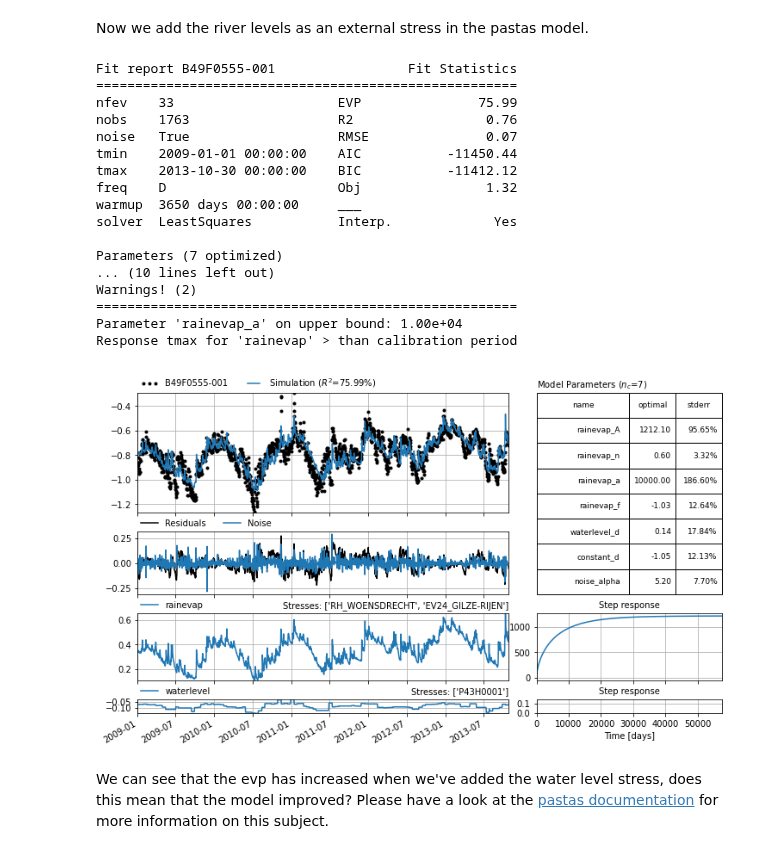
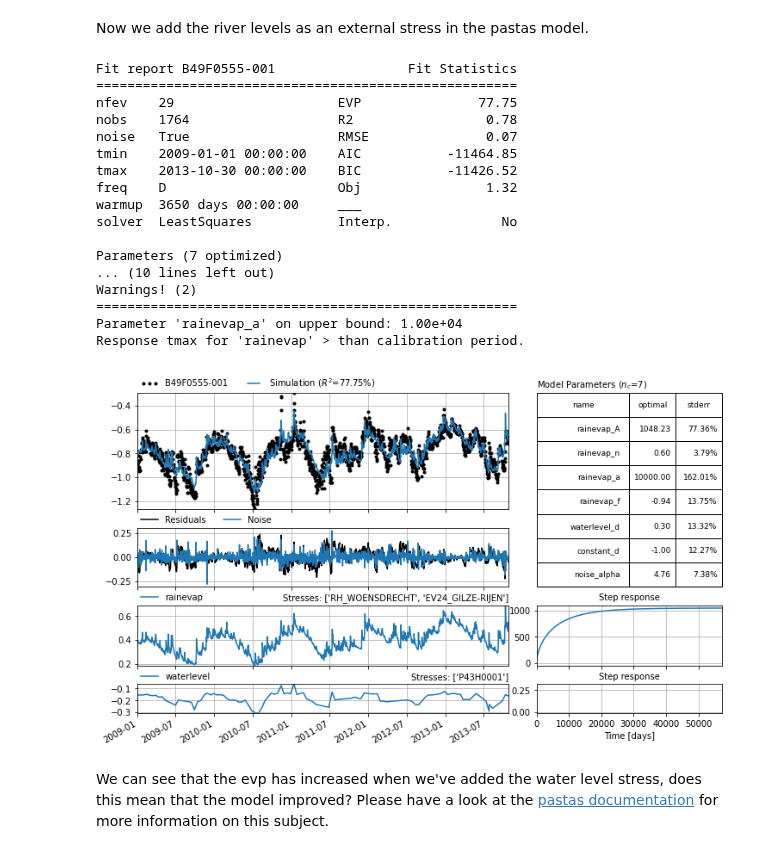
Before and after one commit to ArtesiaWater/hydropandas, a Jupyter notebook: examples/03_hydropandas_and_pastas.ipynb, the cells around one changed output. Cells and saved outputs as stored; diff of their text form; code cells hidden in the pictures.

```diff
--- a/examples/03_hydropandas_and_pastas.ipynb
+++ b/examples/03_hydropandas_and_pastas.ipynb
@@ -91,8 +91,8 @@ Now that we have groundwater observations and meteo data we can create a Pastas
 ml = ps.Model(gw_levels['stand_m_tov_nap'], name=gw_levels.name)
 
 # Add the recharge data as explanatory variable
-ts1 = ps.RechargeModel(precipitation['RH'], evaporation['EV24'], ps.Gamma, name='rainevap',
-                       recharge=ps.rch.Linear(), settings=("prec", "evap"))
+ts1 = ps.RechargeModel(precipitation['RH'].resample('D').first(), evaporation['EV24'].resample('D').first(), ps.Gamma(), name='rainevap',
+                       settings=("prec", "evap"))
 
 ml.add_stressmodel(ts1)
 
@@ -148,31 +148,31 @@ river_levels['stand_m_tov_nap'].plot(ax=ax, grid=True, label=river_levels.name,
 # %% [markdown]
 Now we add the river levels as an external stress in the pastas model.
 # %%
-w = ps.StressModel(river_levels['stand_m_tov_nap'], rfunc=ps.One,  name="waterlevel",
+w = ps.StressModel(river_levels['stand_m_tov_nap'].resample('D').first(), rfunc=ps.One(),  name="waterlevel",
                    settings="waterlevel")
 ml.add_stressmodel(w)
 ml.solve(tmin='2009')
 
 ml.plots.results(figsize=(10, 6));
 # %% [output]
 Fit report B49F0555-001                 Fit Statistics
 ======================================================
-nfev    33                     EVP               75.99
-nobs    1763                   R2                 0.76
+nfev    29                     EVP               77.75
+nobs    1764                   R2                 0.78
 noise   True                   RMSE               0.07
-tmin    2009-01-01 00:00:00    AIC           -11450.44
-tmax    2013-10-30 00:00:00    BIC           -11412.12
+tmin    2009-01-01 00:00:00    AIC           -11464.85
+tmax    2013-10-30 00:00:00    BIC           -11426.52
 freq    D                      Obj                1.32
 warmup  3650 days 00:00:00     ___
-solver  LeastSquares           Interp.             Yes
+solver  LeastSquares           Interp.              No
 
 Parameters (7 optimized)
 ... (10 lines left out)
 Warnings! (2)
 ======================================================
 Parameter 'rainevap_a' on upper bound: 1.00e+04
-Response tmax for 'rainevap' > than calibration period
+Response tmax for 'rainevap' > than calibration period.
-[figure, old version]
+[figure, new version]
 # %% [markdown]
 We can see that the evp has increased when we've added the water level stress, does this mean that the model improved? Please have a look at the [pastas documentation](https://pastas.readthedocs.io) for more information on this subject.
 # %% [markdown]
```
Also changed, not shown: parts of 7 cells of this notebook, 9 other files.
